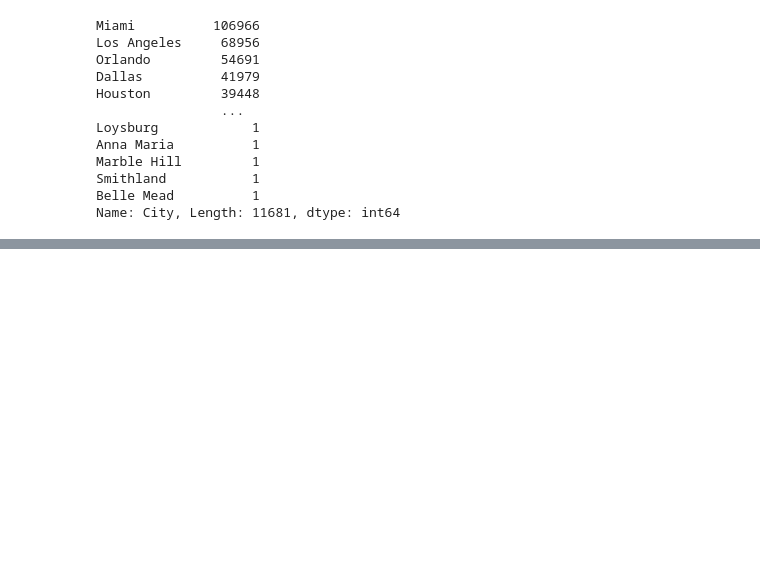
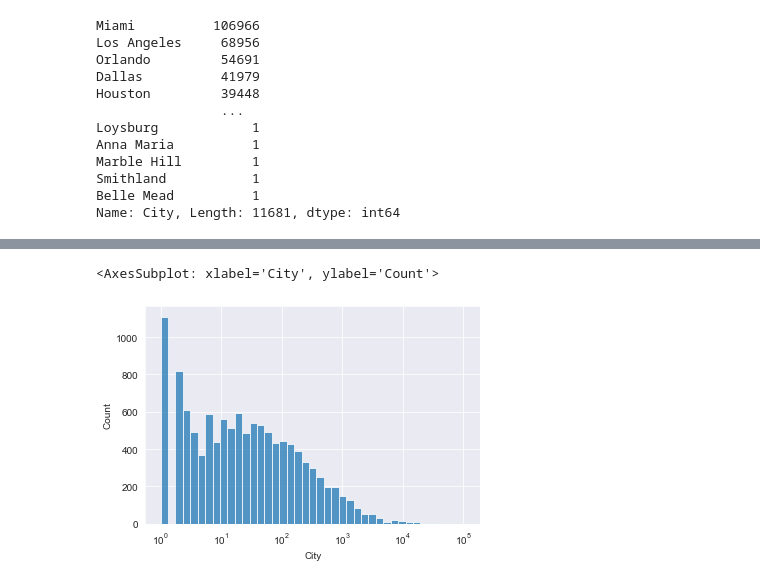
Before and after one commit to AHQJOHN/EDA_project, a Jupyter notebook: EDA-on-US-accidents-data.ipynb, the cells around one changed output, grey strips where cells are left out. Cells and saved outputs as stored; diff of their text form; code cells hidden in the pictures; blank space fills up the shorter version.

```diff
--- a/EDA-on-US-accidents-data.ipynb
+++ b/EDA-on-US-accidents-data.ipynb
@@ -122,0 +156,5 @@ Name: City, Length: 11681, dtype: int64
+# %%
+sns.histplot(cities_by_accident, log_scale=True)
+# %% [output]
+<AxesSubplot: xlabel='City', ylabel='Count'>
+[figure, added]
```
Also changed, not shown: parts of 19 cells of this notebook.
